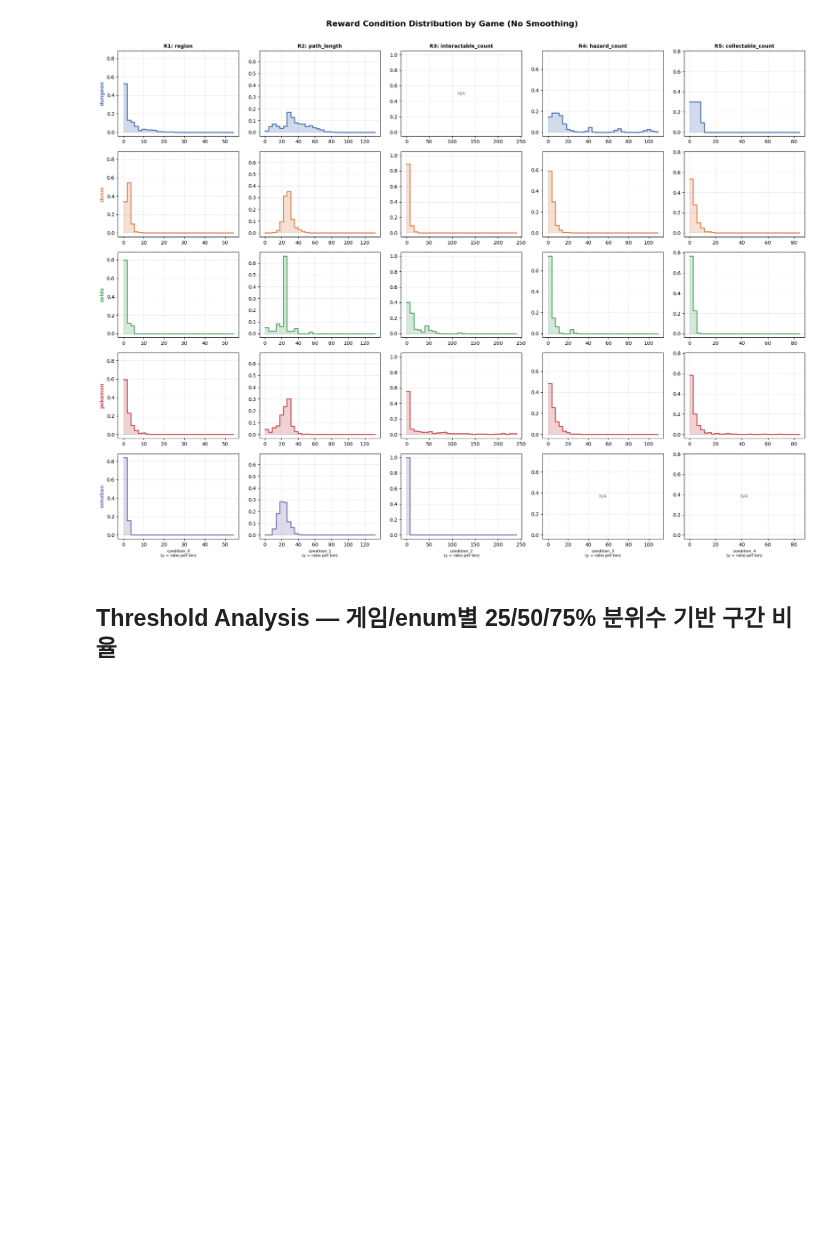
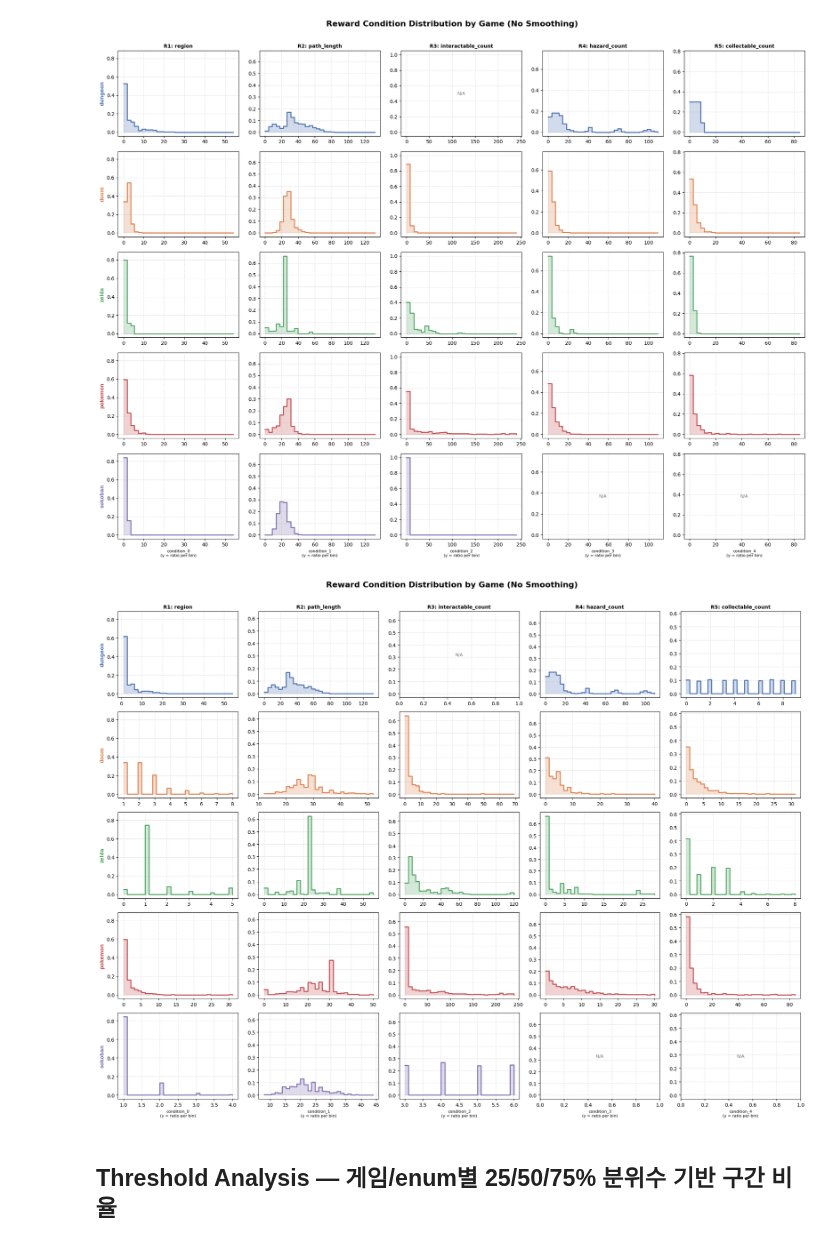
Before and after one commit to bic4907/multigame-pcgrl, a Jupyter notebook: dataset/reward_annotations/annotation_figure.ipynb, the cells around one changed output. Saved outputs shown, nothing was run; the diff lists cells and outputs as text; code cells hidden in the pictures; blank space fills up the shorter version.

```diff
--- a/dataset/reward_annotations/annotation_figure.ipynb
+++ b/dataset/reward_annotations/annotation_figure.ipynb
@@ -250,6 +250,62 @@ plt.tight_layout()
 plt.show()
 # %% [output]
 [figure]
+# %%
+# Lineplot (smoothing 없음) — 행=game, 열=reward, 같은 reward(열)는 y-scale 통일
+# xlim 정규화 없음: 각 게임 subplot이 자기 데이터 범위에 맞게 자동 스케일
+n_games   = len(GAMES)
+n_rewards = len(REWARDS)
+
+fig, axes = plt.subplots(
+    n_games, n_rewards,
+    figsize=(4 * n_rewards, 3.0 * n_games),
+    sharey="col",
+)
+fig.suptitle("Reward Condition Distribution by Game (No Smoothing)", fontsize=16, fontweight="bold", y=1.01)
+
+N_BINS = 30
+
+def _is_empty(vals):
+    """데이터 없음 또는 모두 0인 경우 True."""
+    return len(vals) == 0 or (vals == 0).all()
+
+for col_j, (r_enum, feat, cond_col) in enumerate(REWARDS):
+    sub = all_df[all_df["feature_name"] == feat]
+
+    for row_i, game in enumerate(GAMES):
+        ax = axes[row_i, col_j]
+        vals = pd.to_numeric(
+            sub[sub["game"] == game][cond_col], errors="coerce"
+        ).dropna().values
+
+        if _is_empty(vals):
+            ax.text(0.5, 0.5, "N/A", ha="center", va="center",
+                    transform=ax.transAxes, color="gray", fontsize=9)
+        else:
+            v_min, v_max = vals.min(), vals.max()
+            bins = (np.linspace(v_min, v_max, N_BINS + 1)
+                    if v_max > v_min else np.array([v_min - 0.5, v_max + 0.5]))
+            counts, edges = np.histogram(vals, bins=bins, density=False)
+            ratio = counts / len(vals)  # 전체 데이터 중 각 bin의 비율
+            x_step = np.append(edges[:-1], edges[-1])
+            y_step = np.append(ratio, 0)
+            ax.step(x_step, y_step, where="post",
+                    color=GAME_COLORS[game], linewidth=2)
+            ax.fill_between(x_step, y_step, step="post",
+                            alpha=0.25, color=GAME_COLORS[game])
+
+        ax.grid(axis="both", linestyle="--", alpha=0.4)
+        if col_j == 0:
+            ax.set_ylabel(game, fontsize=10, fontweight="bold", color=GAME_COLORS[game])
+        if row_i == 0:
+            ax.set_title(f"R{r_enum}: {feat}", fontsize=10, fontweight="bold")
+        if row_i == n_games - 1:
+            ax.set_xlabel(f"{cond_col}\n(y = ratio per bin)", fontsize=8)
+
+plt.tight_layout()
+plt.show()
+# %% [output]
+[figure, added]
 # %% [markdown]
 ## Threshold Analysis — 게임/enum별 25/50/75% 분위수 기반 구간 비율
 # %%
```
Also changed, not shown: 8 other files.
